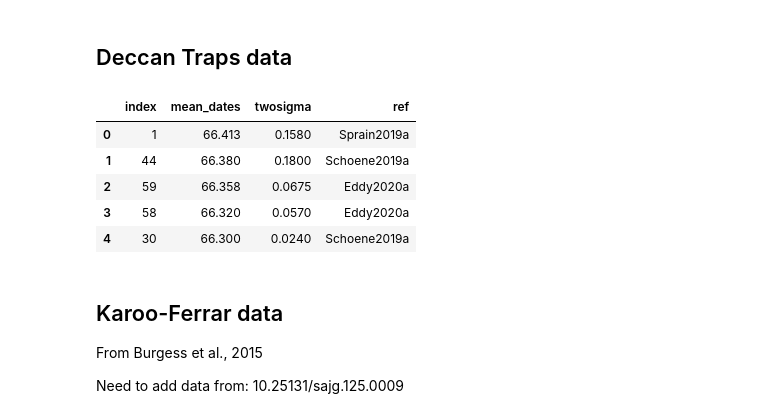
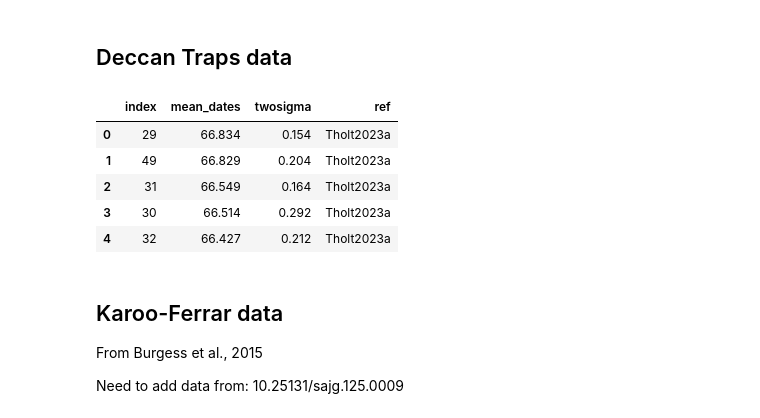
Before and after one commit to Swanson-Hysell-Group/LIP_duration, a Jupyter notebook: code/LIP_duration.ipynb, the cells around one changed output. Saved outputs shown, nothing was run; the diff lists cells and outputs as text; code cells hidden in the pictures.

```diff
--- a/code/LIP_duration.ipynb
+++ b/code/LIP_duration.ipynb
@@ -68,35 +68,43 @@ NAIP_data.date.mean()
 # %%
 Sprain_2019 = pd.read_csv('../data/Sprain2019_dates.csv')
 Sprain_2019['2_sigma'] =  Sprain_2019['1_sigma_external']*2
 Sprain_2019_means = Sprain_2019['Age'].tolist()
 Sprain_2019_2sigmas = Sprain_2019['2_sigma'].tolist()
 Sprain_2019_ref = ['Sprain2019a'] * len(Sprain_2019_2sigmas)
+
+Tholt_2023 = pd.read_csv('../data/Tholt2023_dates.csv')
+Tholt_2023['date'] = pd.to_numeric(Tholt_2023['date'], errors='coerce')
+Tholt_2023 = Tholt_2023[Tholt_2023['date'].notna() & (Tholt_2023['date'] > 60)]
+Tholt_2023['2_sigma'] = Tholt_2023['sigma_systematic']*2
+Tholt_2023_means = Tholt_2023['date'].tolist()
+Tholt_2023_2sigmas = Tholt_2023['2_sigma'].tolist()
+Tholt_2023_ref = ['Tholt2023a'] * len(Tholt_2023_2sigmas)
 
 Schoene_2019 = pd.read_csv('../data/Schoene2019_weighted_means.csv')
 Schoene_2019_means = Schoene_2019['dates'].tolist()
 Schoene_2019_2sigmas = Schoene_2019['2_sigma'].tolist()
 Schoene_2019_ref = ['Schoene2019a'] * len(Schoene_2019_2sigmas)
 
 Eddy_2020 = pd.read_csv('../data/Eddy2020_dates.csv')
 Eddy_2020_means = Eddy_2020['mean_date'].tolist()
 Eddy_2020_2sigmas = Eddy_2020['twosigma'].tolist()
 Eddy_2020_ref = ['Eddy2020a'] * len(Eddy_2020_2sigmas)
 
-Deccan_data = pd.DataFrame({'mean_dates': Sprain_2019_means + Schoene_2019_means + Eddy_2020_means,
-                            'twosigma': Sprain_2019_2sigmas + Schoene_2019_2sigmas + Eddy_2020_2sigmas,
-                            'ref': Sprain_2019_ref + Schoene_2019_ref + Eddy_2020_ref})
+Deccan_data = pd.DataFrame({'mean_dates': Sprain_2019_means + Tholt_2023_means + Schoene_2019_means + Eddy_2020_means,
+                            'twosigma': Sprain_2019_2sigmas + Tholt_2023_2sigmas + Schoene_2019_2sigmas + Eddy_2020_2sigmas,
+                            'ref': Sprain_2019_ref + Tholt_2023_ref + Schoene_2019_ref + Eddy_2020_ref})
 Deccan_data = Deccan_data[Deccan_data['twosigma'] < 0.5]
 
 Deccan_data = Deccan_data.sort_values('mean_dates',ascending=False)
 Deccan_data.reset_index(inplace=True)
 Deccan_data.head()
 # %% [output]
 |  | index | mean_dates | twosigma | ref |
-| 0 | 1 | 66.413 | 0.1580 | Sprain2019a |
-| 1 | 44 | 66.380 | 0.1800 | Schoene2019a |
-| 2 | 59 | 66.358 | 0.0675 | Eddy2020a |
-| 3 | 58 | 66.320 | 0.0570 | Eddy2020a |
-| 4 | 30 | 66.300 | 0.0240 | Schoene2019a |
+| 0 | 29 | 66.834 | 0.154 | Tholt2023a |
+| 1 | 49 | 66.829 | 0.204 | Tholt2023a |
+| 2 | 31 | 66.549 | 0.164 | Tholt2023a |
+| 3 | 30 | 66.514 | 0.292 | Tholt2023a |
+| 4 | 32 | 66.427 | 0.212 | Tholt2023a |
 # %% [markdown]
 ## Karoo-Ferrar data
 
```
Also changed, not shown: parts of 1 cell of this notebook, 1 other file.
